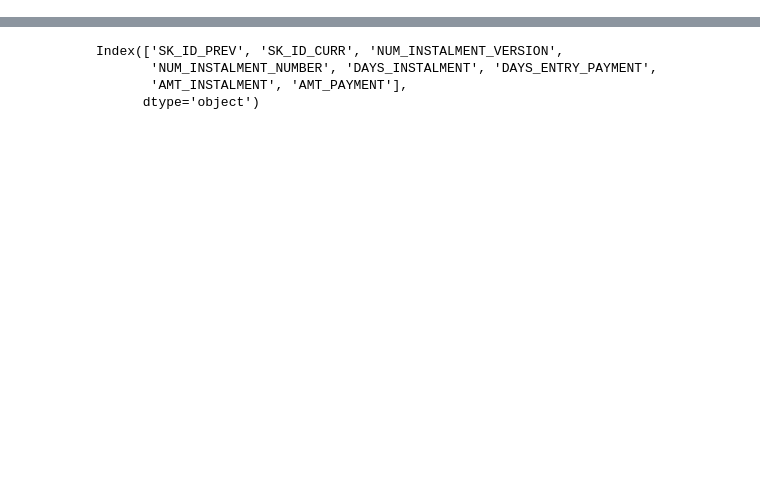
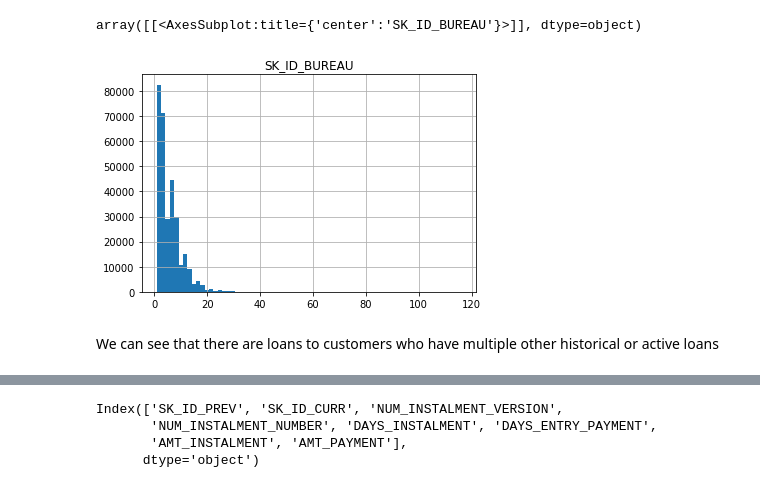
Before and after one commit to odog96/cml-rapids, a Jupyter notebook: First_Exploration.ipynb, the cells around one changed output, grey strips where cells are left out. Saved outputs shown, nothing was run; the diff lists cells and outputs as text; code cells hidden in the pictures; blank space fills up the shorter version.

```diff
--- a/First_Exploration.ipynb
+++ b/First_Exploration.ipynb
@@ -14,0 +8,2 @@ test = cudf.read_csv('data/application_test.csv')
+# %%
+dd.set_option('display.max_rows', 122)
@@ -16,0 +49,3 @@ test = cudf.read_csv('data/application_test.csv')
+# %%
+bureau = dd.read_csv('data/bureau.csv',
+                    dtype={'CREDIT_ACTIVE': 'category', 'CREDIT_CURRENCY': 'category'})
@@ -16,0 +66,7 @@ test = cudf.read_csv('data/application_test.csv')
+# %%
+bureau[['SK_ID_CURR', 'SK_ID_BUREAU']].groupby('SK_ID_CURR').count().hist(bins=70)
+# %% [output]
+array([[<AxesSubplot:title={'center':'SK_ID_BUREAU'}>]], dtype=object)
+[figure, added]
+# %% [markdown]
+We can see that there are loans to customers who have multiple other historical or active loans
```
Also changed, not shown: parts of 90 cells of this notebook, 4 other files.
